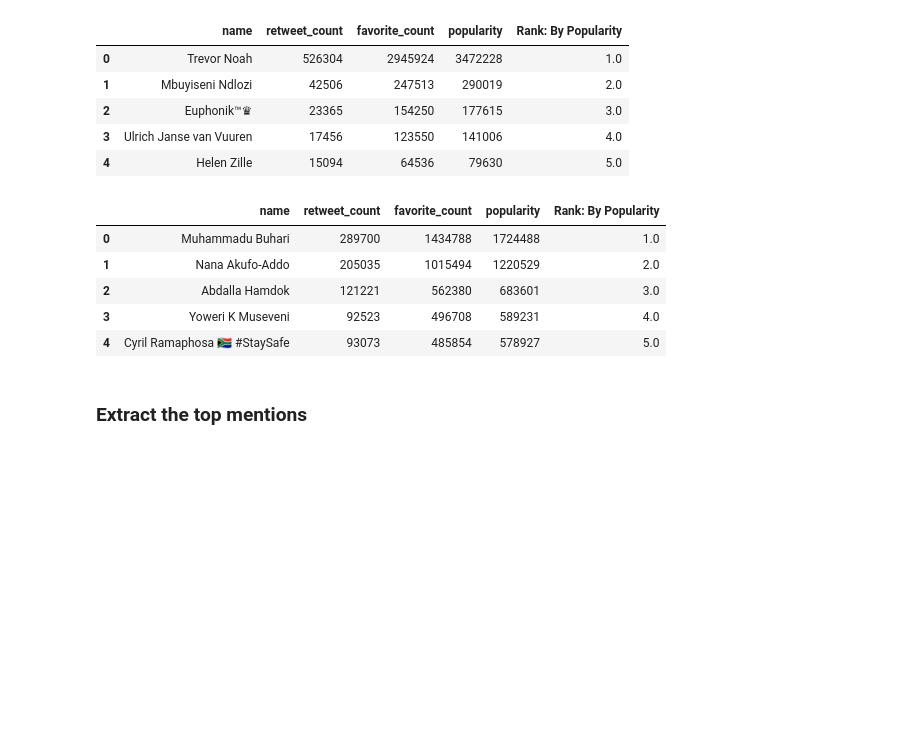
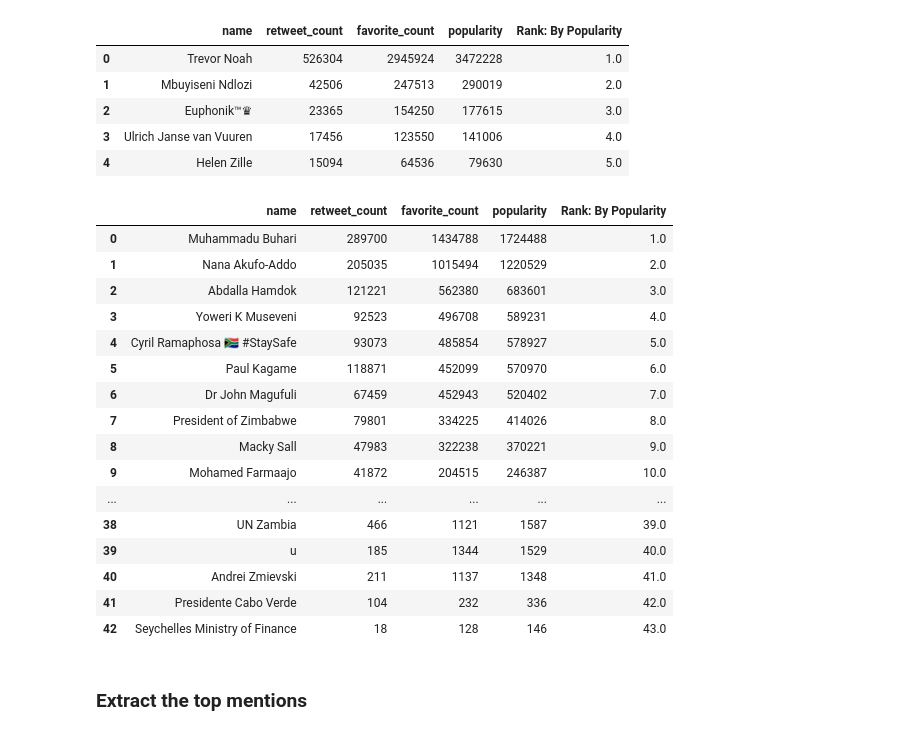
Before and after one commit to dmarinere/NikeCampaign, a Jupyter notebook: Nike_Campaign_Contd.ipynb, the cells around one changed output. Cells and saved outputs as stored; diff of their text form; code cells hidden in the pictures; blank space fills up the shorter version.

```diff
--- a/Nike_Campaign_Contd.ipynb
+++ b/Nike_Campaign_Contd.ipynb
@@ -122,14 +152,25 @@ df_infl_popl.head()
 | 3 | Ulrich Janse van Vuuren | 17456 | 123550 | 141006 | 4.0 |
 | 4 | Helen Zille | 15094 | 64536 | 79630 | 5.0 |
 # %%
-df_gov_popl.head()
+df_gov_popl
 # %% [output]
 |  | name | retweet_count | favorite_count | popularity | Rank: By Popularity |
 | 0 | Muhammadu Buhari | 289700 | 1434788 | 1724488 | 1.0 |
 | 1 | Nana Akufo-Addo | 205035 | 1015494 | 1220529 | 2.0 |
 | 2 | Abdalla Hamdok | 121221 | 562380 | 683601 | 3.0 |
 | 3 | Yoweri K Museveni | 92523 | 496708 | 589231 | 4.0 |
 | 4 | Cyril Ramaphosa 🇿🇦 #StaySafe | 93073 | 485854 | 578927 | 5.0 |
+| 5 | Paul Kagame | 118871 | 452099 | 570970 | 6.0 |
+| 6 | Dr John Magufuli | 67459 | 452943 | 520402 | 7.0 |
+| 7 | President of Zimbabwe | 79801 | 334225 | 414026 | 8.0 |
+| 8 | Macky Sall | 47983 | 322238 | 370221 | 9.0 |
+| 9 | Mohamed Farmaajo | 41872 | 204515 | 246387 | 10.0 |
+| ... | ... | ... | ... | ... | ... |
+| 38 | UN Zambia | 466 | 1121 | 1587 | 39.0 |
+| 39 | u | 185 | 1344 | 1529 | 40.0 |
+| 40 | Andrei Zmievski | 211 | 1137 | 1348 | 41.0 |
+| 41 | Presidente Cabo Verde | 104 | 232 | 336 | 42.0 |
+| 42 | Seychelles Ministry of Finance | 18 | 128 | 146 | 43.0 |
 # %% [markdown]
 ### Extract the top mentions
 # %%
```
Also changed, not shown: parts of 7 cells of this notebook.
